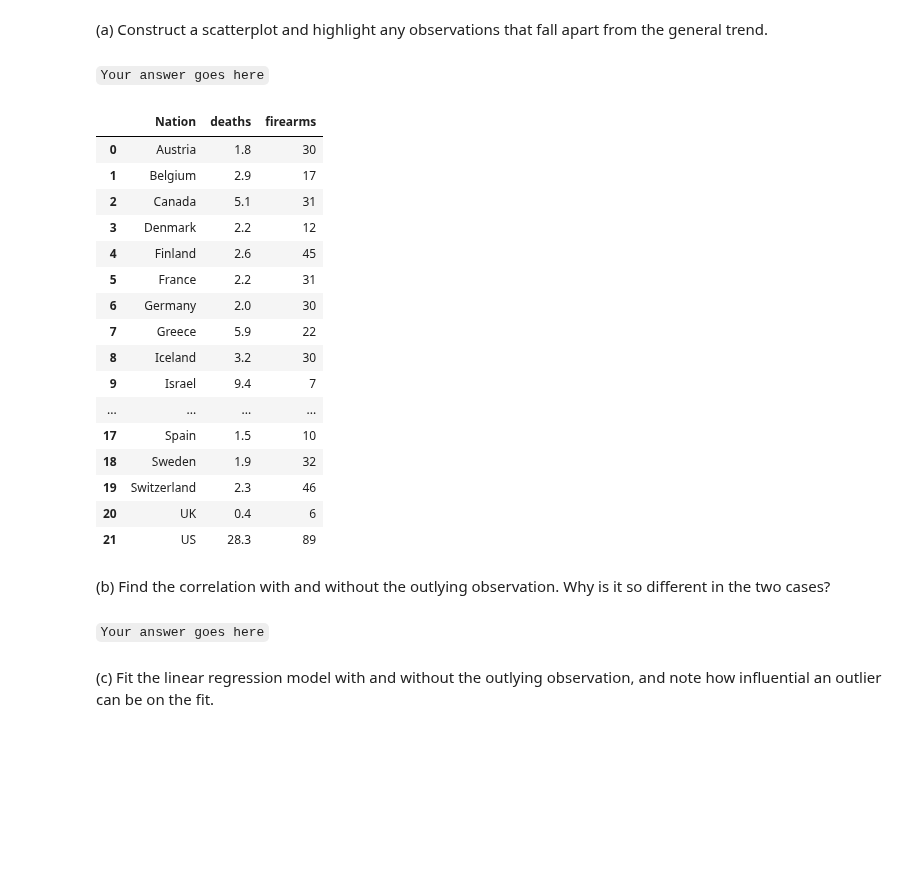
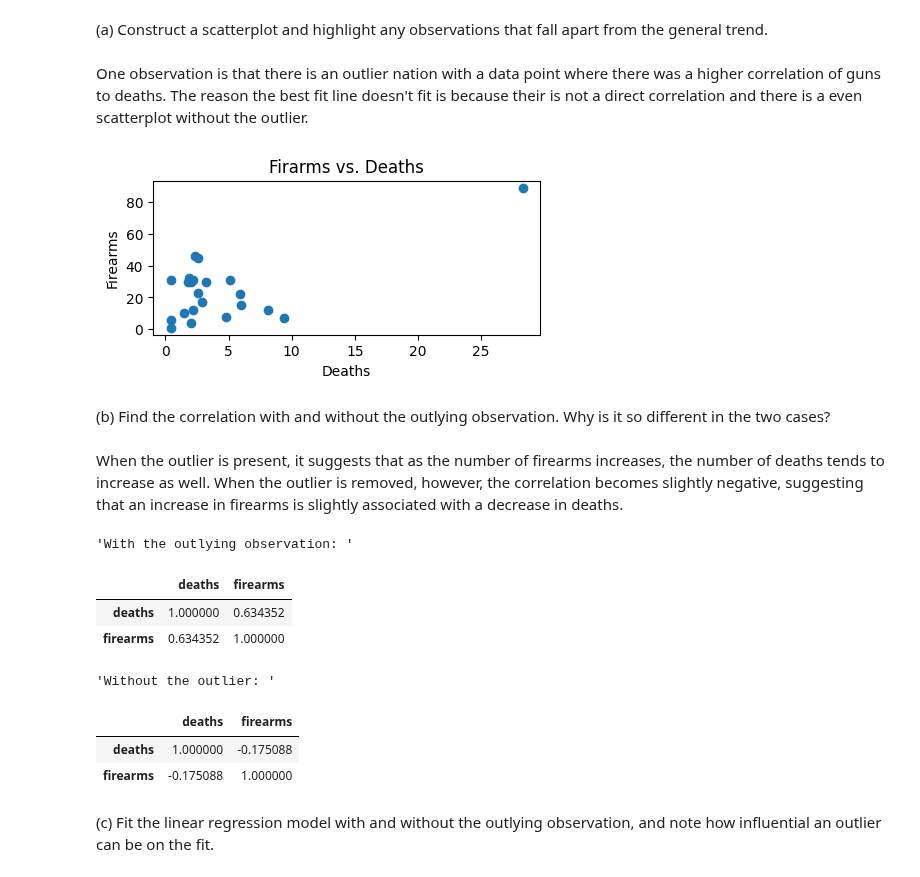
Before and after one commit to samancha/AAI_500_ProbsAndStats, a Jupyter notebook: mod6/Steve_AAI_500_M6_Assignment_Template.ipynb, the cells around one changed output. Drawn from its saved outputs; the diff is of its cells as text; code cells hidden in the pictures; blank space fills up the shorter version.

```diff
--- a/mod6/Steve_AAI_500_M6_Assignment_Template.ipynb
+++ b/mod6/Steve_AAI_500_M6_Assignment_Template.ipynb
@@ -61,34 +113,44 @@ timeW = 0
 For advanced industrialized nations, the Firearms data file at the text website shows annual homicide rates (per million population) and the number of firearms (per 100 people), with data taken from Wikipedia and [smallarmssurvey.org](smallarmssurvey.org).
 # %% [markdown]
 (a) Construct a scatterplot and highlight any observations that fall apart from the general trend.
-# %% [markdown]
-`Your answer goes here`
+# %% [markdown]
+One observation is that there is an outlier nation with a data point where there was a higher correlation of guns to deaths. The reason the best fit line doesn't fit is because their is not a direct correlation and there is a even scatterplot without the outlier.
 # %%
+# Pulling in data for data frame
 data_url = 'http://stat4ds.rwth-aachen.de/data/Firearms.dat'
 data = pd.read_csv(data_url, delim_whitespace=True)
 df = pd.DataFrame(data)
-display(df)
+df1 = df.drop('Nation', axis=1)
+# creating scatterplot
+
+fig, ax = plt.subplots(figsize=(5,2))
+plt.scatter(df['deaths'], df['firearms'])
+plt.xlabel("Deaths")
+plt.ylabel("Firearms")
+plt.title("Firarms vs. Deaths")
+plt.show()
 # %% [output]
-|  | Nation | deaths | firearms |
-| 0 | Austria | 1.8 | 30 |
-| 1 | Belgium | 2.9 | 17 |
-| 2 | Canada | 5.1 | 31 |
-| 3 | Denmark | 2.2 | 12 |
-| 4 | Finland | 2.6 | 45 |
-| 5 | France | 2.2 | 31 |
-| 6 | Germany | 2.0 | 30 |
-| 7 | Greece | 5.9 | 22 |
-| 8 | Iceland | 3.2 | 30 |
-| 9 | Israel | 9.4 | 7 |
-| ... | ... | ... | ... |
-| 17 | Spain | 1.5 | 10 |
-| 18 | Sweden | 1.9 | 32 |
-| 19 | Switzerland | 2.3 | 46 |
-| 20 | UK | 0.4 | 6 |
-| 21 | US | 28.3 | 89 |
+[figure, added]
 # %% [markdown]
 (b) Find the correlation with and without the outlying observation. Why is it so different in the two cases?
-# %% [markdown]
-`Your answer goes here`
+# %% [markdown]
+When the outlier is present, it suggests that as the number of firearms increases, the number of deaths tends to increase as well. When the outlier is removed, however, the correlation becomes slightly negative, suggesting that an increase in firearms is slightly associated with a decrease in deaths.
+# %%
+# Correlation with outlier
+display("With the outlying observation: ",df1.corr())
+
+# Removing outlier and calculating correlation
+df2 = df1.drop(labels=21, axis=0)
+corr = df2.corr()
+display("Without the outlier: ", corr)
+# %% [output]
+'With the outlying observation: '
+|  | deaths | firearms |
+| deaths | 1.000000 | 0.634352 |
+| firearms | 0.634352 | 1.000000 |
+'Without the outlier: '
+|  | deaths | firearms |
+| deaths | 1.000000 | -0.175088 |
+| firearms | -0.175088 | 1.000000 |
 # %% [markdown]
 (c) Fit the linear regression model with and without the outlying observation, and note how influential an outlier can be on the fit.
```
Also changed, not shown: parts of 81 cells of this notebook, 2 other files.
